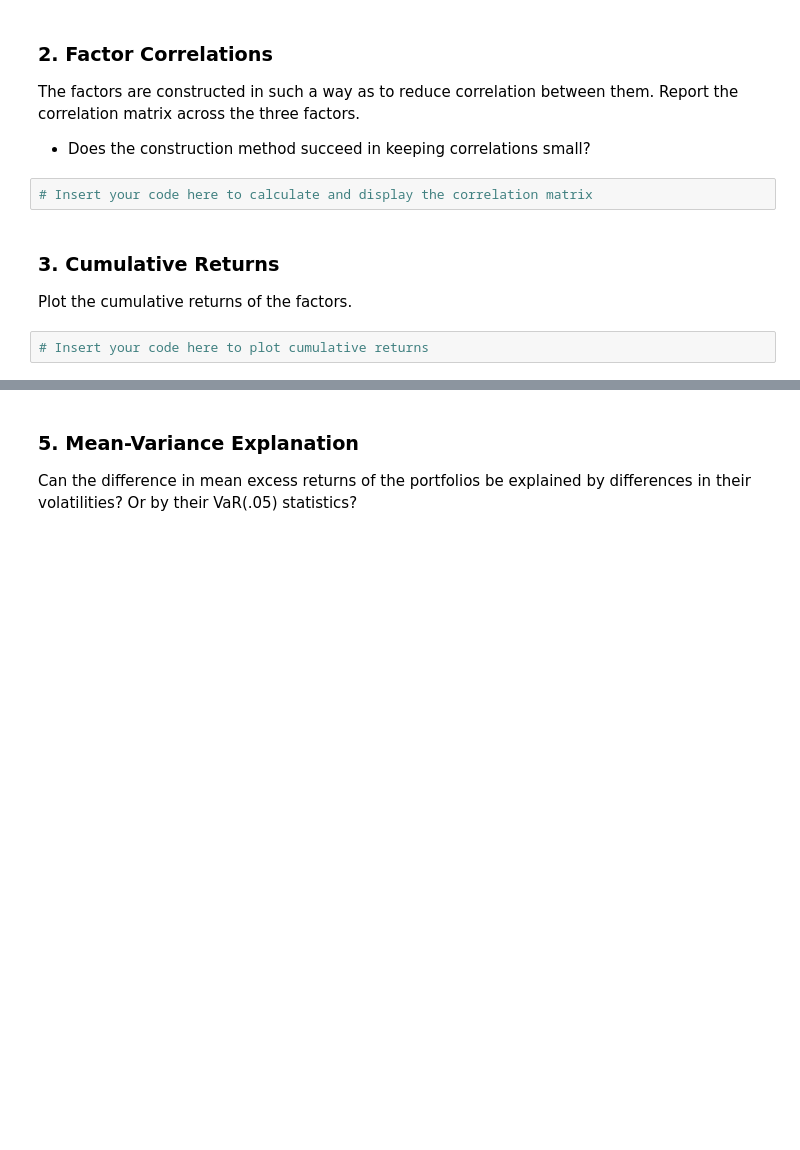
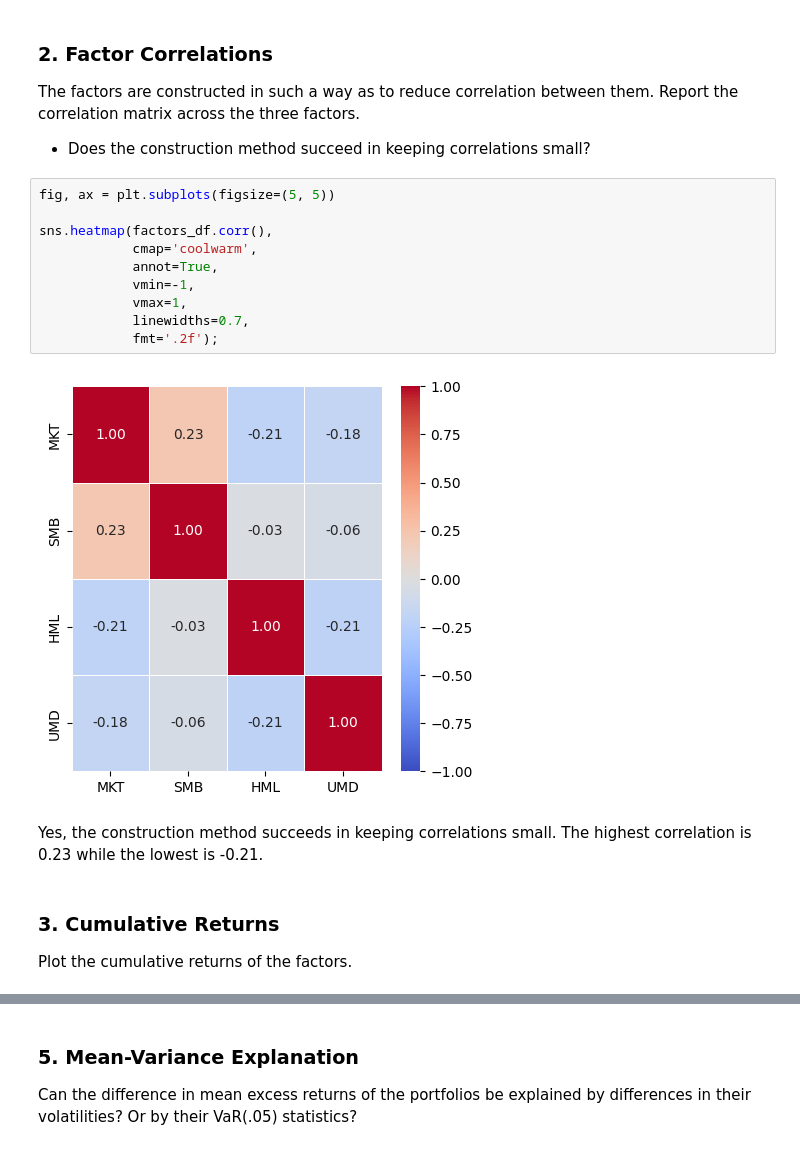
Before and after one commit to elliottgordon/finm-25000-b4-repository, a Jupyter notebook: hw3/Elliott_Homework_3.ipynb, the cells around one changed output, grey strips where cells are left out. Drawn from its saved outputs; the diff is of its cells as text; blank space fills up the shorter version.

```diff
--- a/hw3/Elliott_Homework_3.ipynb
+++ b/hw3/Elliott_Homework_3.ipynb
@@ -105,10 +106,20 @@ performance_summary(factors_df)
 The factors are constructed in such a way as to reduce correlation between them.
 Report the correlation matrix across the three factors.
 - Does the construction method succeed in keeping correlations small?
-# %%
-# Insert your code here to calculate and display the correlation matrix
+# %%
+fig, ax = plt.subplots(figsize=(5, 5))
+
+sns.heatmap(factors_df.corr(),
+            cmap='coolwarm',
+            annot=True,
+            vmin=-1,
+            vmax=1,
+            linewidths=0.7,
+            fmt='.2f');
+# %% [output]
+[figure, added]
+# %% [markdown]
+Yes, the construction method succeeds in keeping correlations small. The highest correlation is 0.23 while the lowest is -0.21.
 # %% [markdown]
 ### 3. Cumulative Returns
 Plot the cumulative returns of the factors.
-# %%
-# Insert your code here to plot cumulative returns
```
Also changed, not shown: parts of 22 cells of this notebook, 1 other file.
